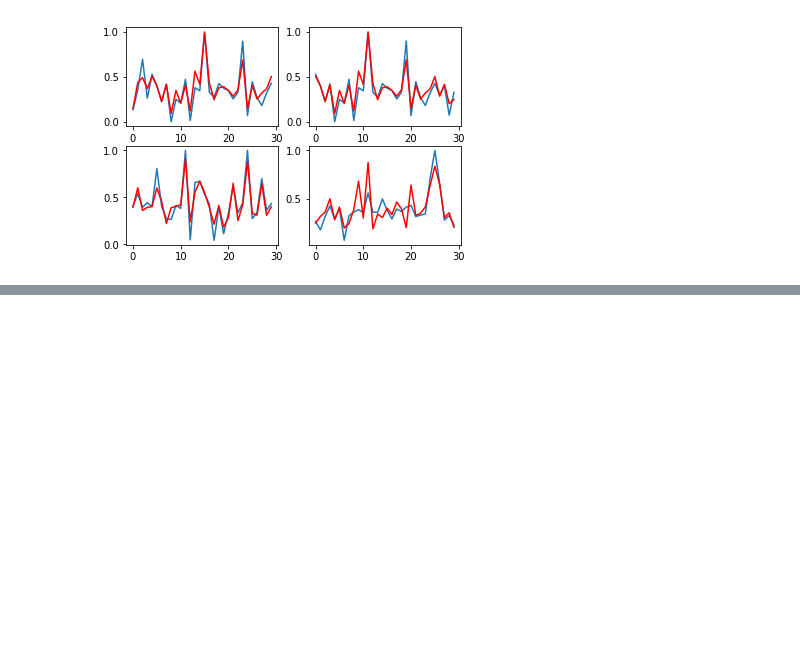
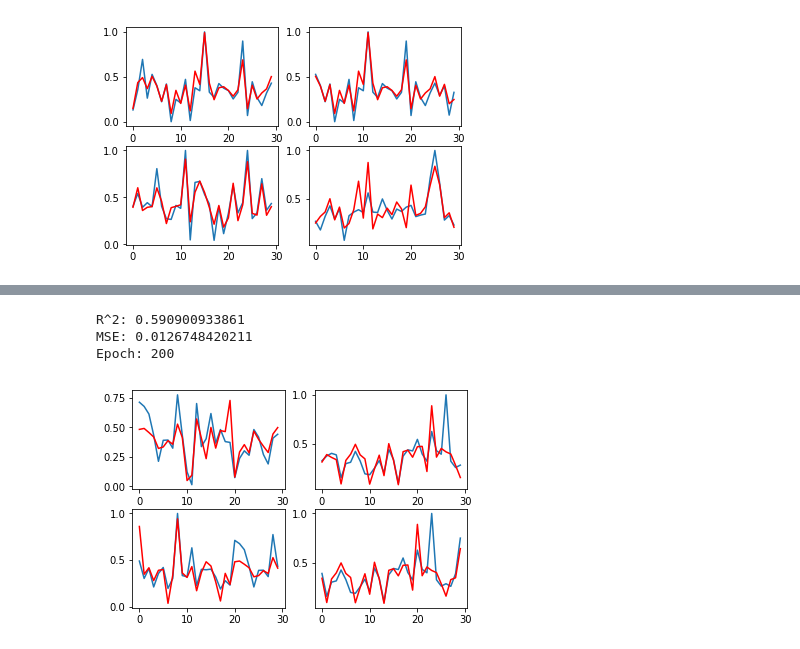
Before and after one commit to AndersonJo/feature-selection, a Jupyter notebook: 11 Boston House Price Prediction with Noise.ipynb, the cells around one changed output, grey strips where cells are left out. Cells and saved outputs as stored; diff of their text form; code cells hidden in the pictures; blank space fills up the shorter version.

```diff
--- a/02 Boston House Price Prediction with Noise.ipynb
+++ b/11 Boston House Price Prediction with Noise.ipynb
@@ -220,0 +368,8 @@ MSE: 0.00934438874269
+# %%
+show_result(dl_test_y, pred_y)
+print('Epoch:', len(history.epoch))
+# %% [output]
+R^2: 0.590900933861
+MSE: 0.0126748420211
+Epoch: 200
+[figure, added]
```
Also changed, not shown: parts of 6 cells of this notebook, 2 other files.
